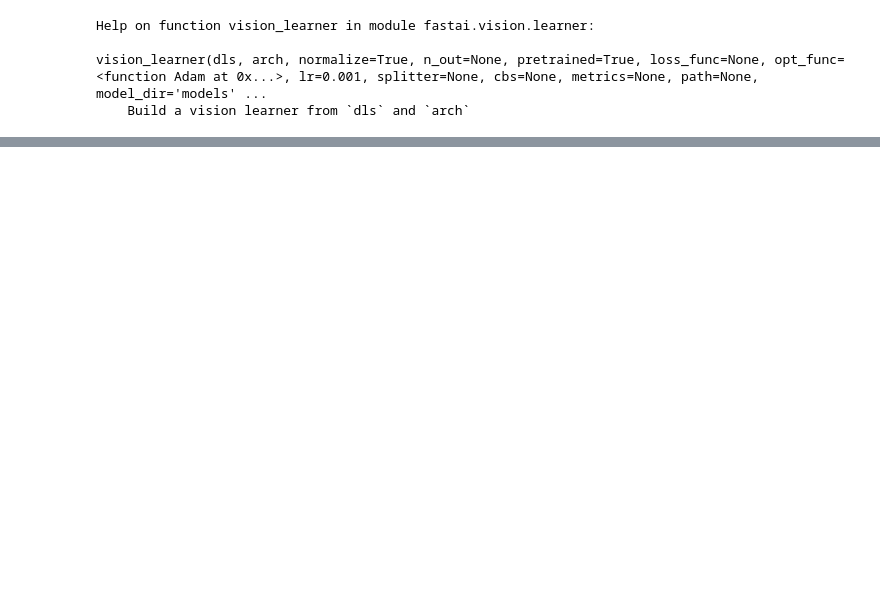
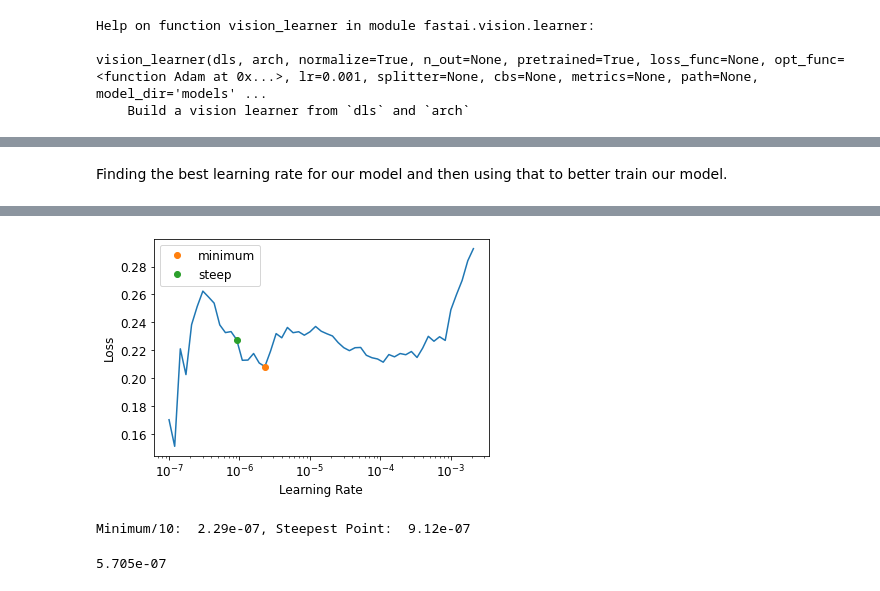
Before and after one commit to sajalsaini/Flower-Species-Prediction, a Jupyter notebook: Pet_Breeds_Classification_Playground.ipynb, the cells around one changed output, grey strips where cells are left out. Drawn from its saved outputs; the diff is of its cells as text; code cells hidden in the pictures; blank space fills up the shorter version.

```diff
--- a/Pet_Breeds_Classification_Playground.ipynb
+++ b/Pet_Breeds_Classification_Playground.ipynb
@@ -112,0 +125,5 @@ interp.plot_top_losses(25, nrows = 5)
+# %% [markdown]
+Finding the best learning rate for our model and then using that to better train our model.
+# %%
+lr_min, lr_steep = learn.lr_find(suggest_funcs = (minimum, steep))
+# %% [output]
@@ -112,0 +131,9 @@ interp.plot_top_losses(25, nrows = 5)
+[figure, added]
+# %%
+print(f"Minimum/10: {lr_min: .2e}, Steepest Point: {lr_steep: .2e}")
+# %% [output]
+Minimum/10:  2.29e-07, Steepest Point:  9.12e-07
+# %%
+(9.12e-07 +  2.29e-07)/2
+# %% [output]
+5.705e-07
```
Also changed, not shown: parts of 15 cells of this notebook.
